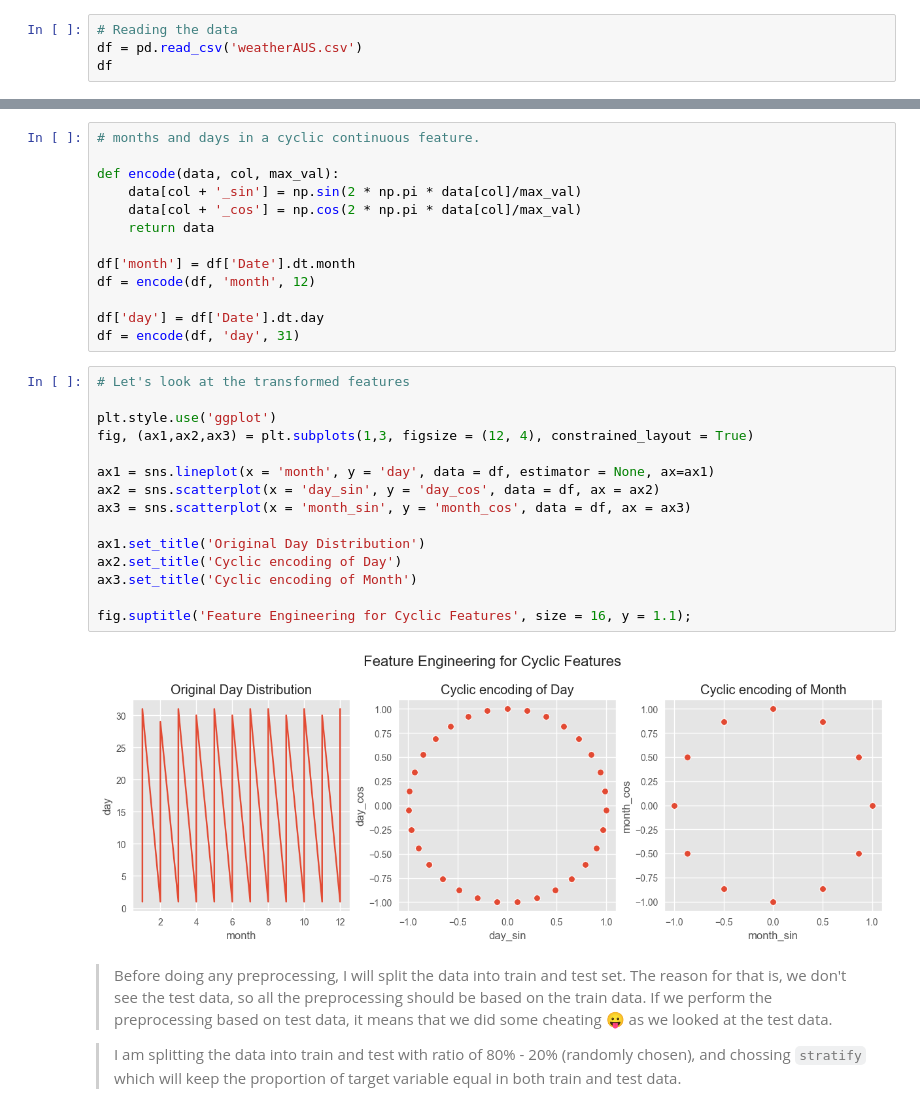
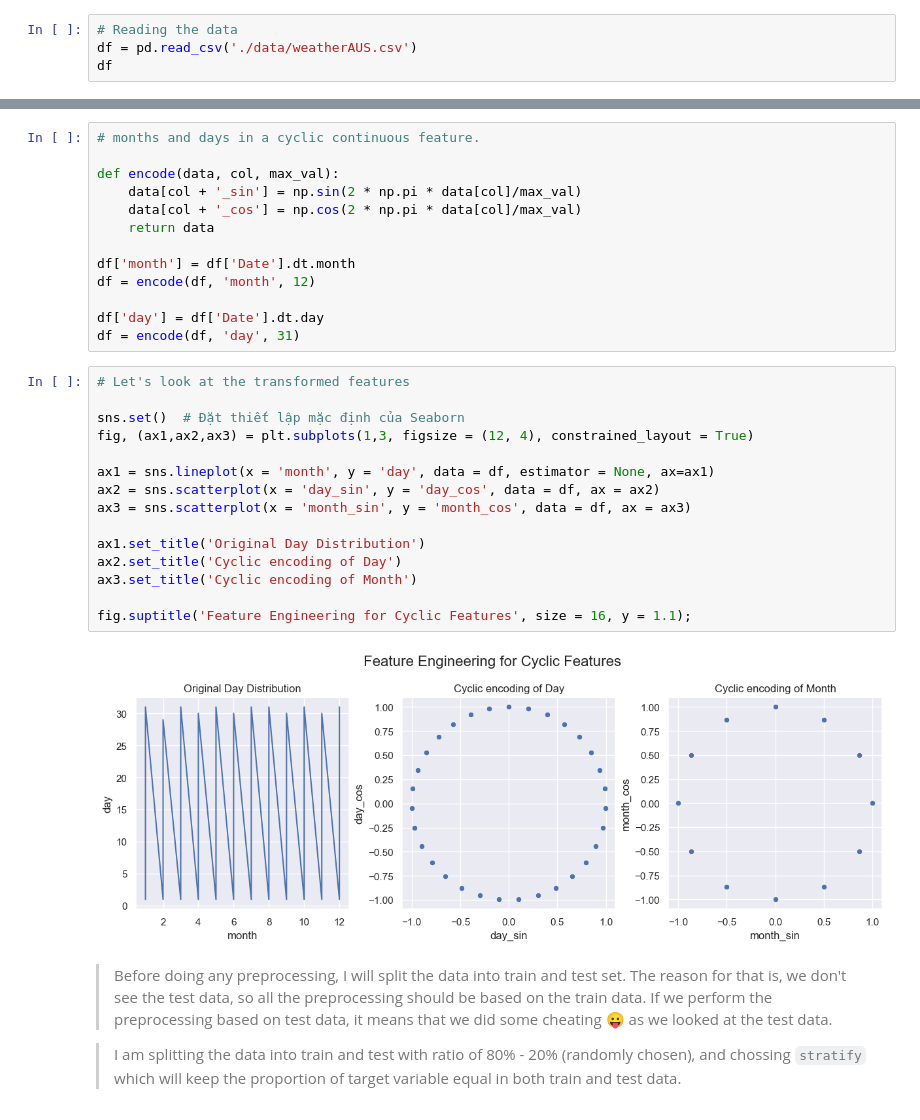
Before and after one commit to NgTrDung/FNN_Model_For_Prediction_And_Classification, a Jupyter notebook: rain-in-australia.ipynb, the cells around one changed output, grey strips where cells are left out. Saved outputs shown, nothing was run; the diff lists cells and outputs as text.

```diff
--- a/rain-in-australia.ipynb
+++ b/rain-in-australia.ipynb
@@ -24,7 +24,7 @@ from keras.layers import Dense, Dropout
 warnings.filterwarnings("ignore")
 # %%
 # Reading the data
-df = pd.read_csv('weatherAUS.csv')
+df = pd.read_csv('./data/weatherAUS.csv')
 df
 # %% [output]
 |  | Date | Location | MinTemp | MaxTemp | Rainfall | Evaporation | Sunshine | WindGustDir | WindGustSpeed | ... |
@@ -119,20 +119,20 @@ df = encode(df, 'day', 31)
 # %%
 # Let's look at the transformed features
 
-plt.style.use('ggplot')
+sns.set()  # Đặt thiết lập mặc định của Seaborn
 fig, (ax1,ax2,ax3) = plt.subplots(1,3, figsize = (12, 4), constrained_layout = True)
 
 ax1 = sns.lineplot(x = 'month', y = 'day', data = df, estimator = None, ax=ax1)
 ax2 = sns.scatterplot(x = 'day_sin', y = 'day_cos', data = df, ax = ax2)
 ax3 = sns.scatterplot(x = 'month_sin', y = 'month_cos', data = df, ax = ax3)
 
 ax1.set_title('Original Day Distribution')
 ax2.set_title('Cyclic encoding of Day')
 ax3.set_title('Cyclic encoding of Month')
 
 fig.suptitle('Feature Engineering for Cyclic Features', size = 16, y = 1.1);
 # %% [output]
-[figure, old version]
+[figure, new version]
 # %% [markdown]
 > Before doing any preprocessing, I will split the data into train and test set. The reason for that is, we don't see the test data, so all the preprocessing should be based on the train data. If we perform the preprocessing based on test data, it means that we did some cheating 😛 as we looked at the test data.
 
```
Also changed, not shown: parts of 6 cells of this notebook, 1 other file.
